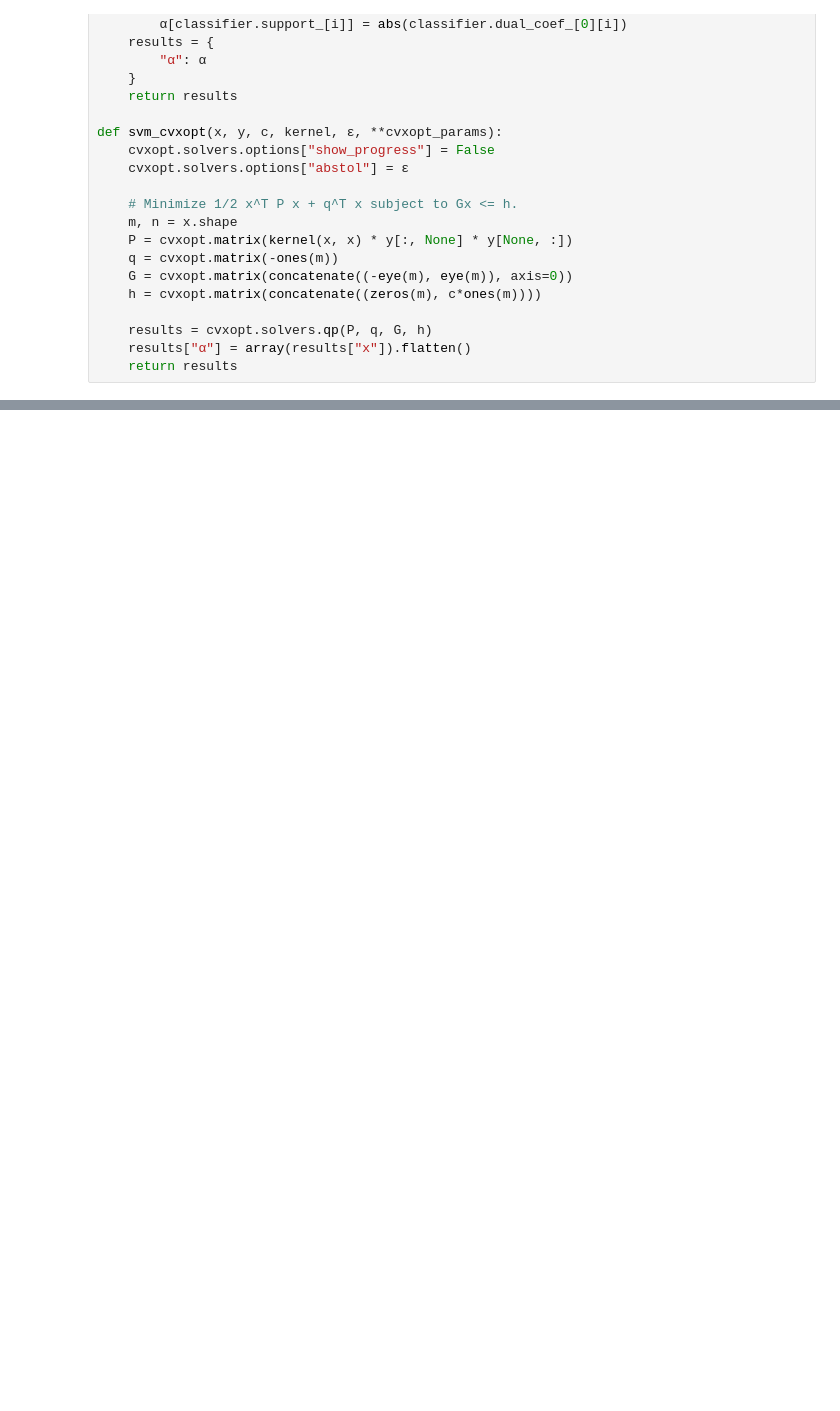
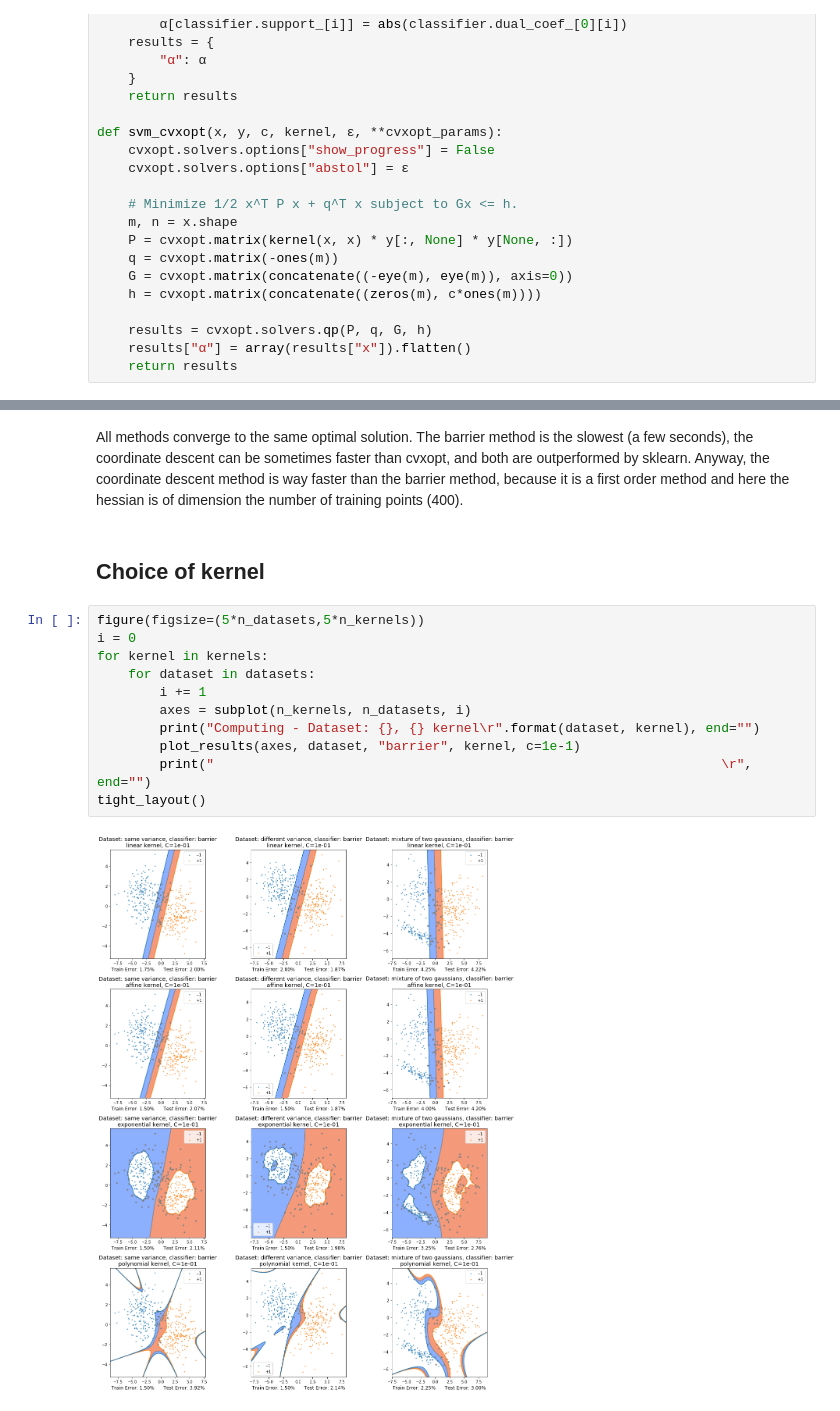
Before and after one commit to FlorentinGuth/SVM, a Jupyter notebook: SVM.ipynb, the cells around one changed output, grey strips where cells are left out. Cells and saved outputs as stored; diff of their text form; blank space fills up the shorter version.

Commit message:
Polished everything. ACCPM still doesn't work on SVMs, but small and easy problems can work sometimes.

```diff
--- a/SVM.ipynb
+++ b/SVM.ipynb
@@ -874,0 +859,17 @@ Use the logarithmic barrier code you wrote in HW1 to solve a small random instan
+# %% [markdown]
+All methods converge to the same optimal solution. The barrier method is the slowest (a few seconds), the coordinate descent can be sometimes faster than cvxopt, and both are outperformed by sklearn. Anyway, the coordinate descent method is way faster than the barrier method, because it is a first order method and here the hessian is of dimension the number of training points (400).
+# %% [markdown]
+## Choice of kernel
+# %%
+figure(figsize=(5*n_datasets,5*n_kernels))
+i = 0
+for kernel in kernels:
+    for dataset in datasets:
+        i += 1
+        axes = subplot(n_kernels, n_datasets, i)
+        print("Computing - Dataset: {}, {} kernel\r".format(dataset, kernel), end="")
+        plot_results(axes, dataset, "barrier", kernel, c=1e-1)
+        print("                                                                 \r", end="")
+tight_layout()
+# %% [output]
+[figure, added]
```
Also changed, not shown: parts of 50 cells of this notebook.
